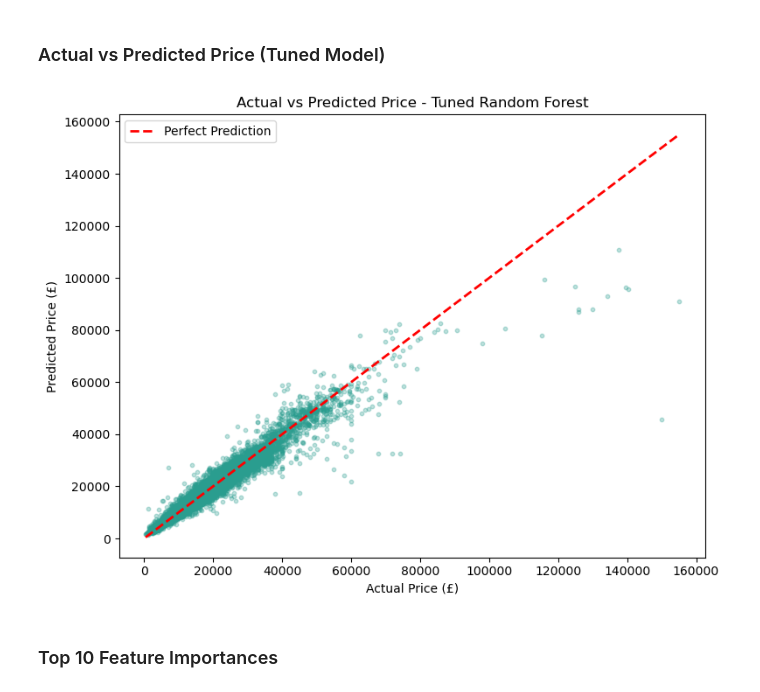
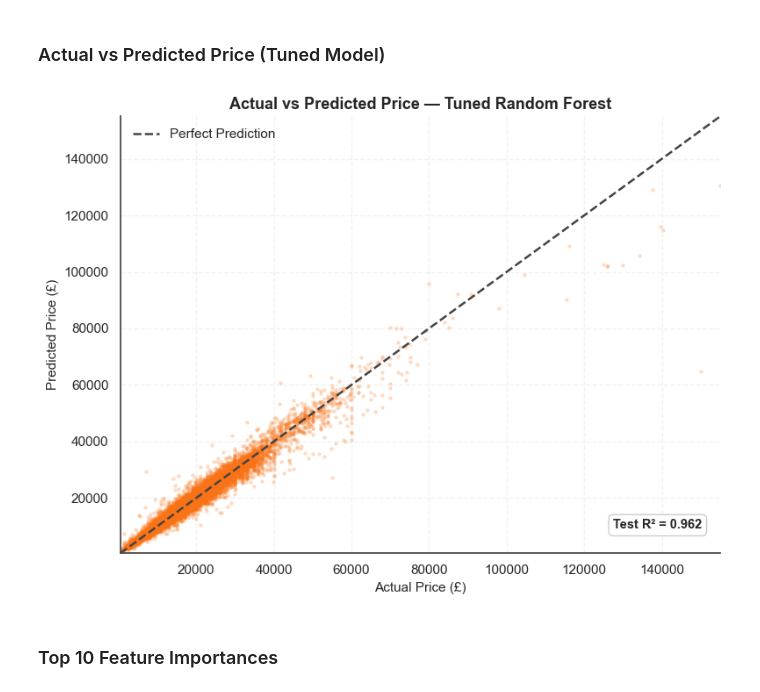
Before and after one commit to Dt-Ansari07/Automobile-Price-Prediction-Analysis, a Jupyter notebook: notebooks/automobile_price_prediction.ipynb, the cells around one changed output. Cells and saved outputs as stored; diff of their text form; code cells hidden in the pictures.

Commit message:
Polish data-viz layer: redesigned charts, added model comparison, fixed reproducibility seed

```diff
--- a/notebooks/automobile_price_prediction.ipynb
+++ b/notebooks/automobile_price_prediction.ipynb
@@ -561,25 +567,2 @@ RandomForestRegressor(max_depth=15, max_features=0.5, min_samples_leaf=7,
 # %% [markdown]
 ## 9. Model Evaluation
-# %%
-from sklearn.metrics import mean_squared_error
-
-def evaluate_model(name, model, X_train, y_train, X_test, y_test):
-    train_preds = model.predict(X_train)
-    test_preds = model.predict(X_test)
-    return {
-        "Model": name,
-        "Train R2": r2_score(y_train, train_preds),
-        "Test R2": r2_score(y_test, test_preds),
-        "Train MAE": mean_absolute_error(y_train, train_preds),
-        "Test MAE": mean_absolute_error(y_test, test_preds),
-        "Train RMSE": np.sqrt(mean_squared_error(y_train, train_preds)),
-        "Test RMSE": np.sqrt(mean_squared_error(y_test, test_preds)),
-        "Train RMSLE": rmsle(y_train, train_preds),
-        "Test RMSLE": rmsle(y_test, test_preds),
-    }
-
-results_df = pd.DataFrame([
-    evaluate_model("Random Forest - Default Parameters", rfRegresson, X_train, y_train, X_test, y_test),
-    evaluate_model("Random Forest - Tuned (RandomizedSearchCV)", best_paramsd, X_train, y_train, X_test, y_test),
-])
-results_df
@@ -613,23 +608,16 @@ Test RMSLE    12.51
 dtype: float64
 # %% [markdown]
 ### Actual vs Predicted Price (Tuned Model)
-# %%
-import os
-os.makedirs("../images", exist_ok=True)
-
-test_preds_tuned = best_paramsd.predict(X_test)
-
-plt.figure(figsize=(8, 6))
-plt.scatter(y_test, test_preds_tuned, alpha=0.3, s=10, color="#2a9d8f")
-plt.plot([y_test.min(), y_test.max()], [y_test.min(), y_test.max()], 'r--', lw=2, label="Perfect Prediction")
-plt.xlabel("Actual Price (£)")
-plt.ylabel("Predicted Price (£)")
-plt.title("Actual vs Predicted Price - Tuned Random Forest")
-plt.legend()
-plt.tight_layout()
-plt.savefig("../images/actual_vs_predicted.png", dpi=150)
-plt.show()
-# %% [output]
-[figure, removed]
+# %%
+import os
+os.makedirs("../images", exist_ok=True)
+
+test_preds_tuned = best_paramsd.predict(X_test)
+tuned_test_r2 = results_df.set_index("Model").loc["Random Forest - Tuned (RandomizedSearchCV)", "Test R2"]
+
+plot_actual_vs_predicted(y_test, test_preds_tuned, "../images/actual_vs_predicted.png", r2=tuned_test_r2)
+plt.show()
+# %% [output]
+[figure, added]
 # %% [markdown]
 ### Top 10 Feature Importances
```
Also changed, not shown: parts of 22 cells of this notebook, 6 other files.
